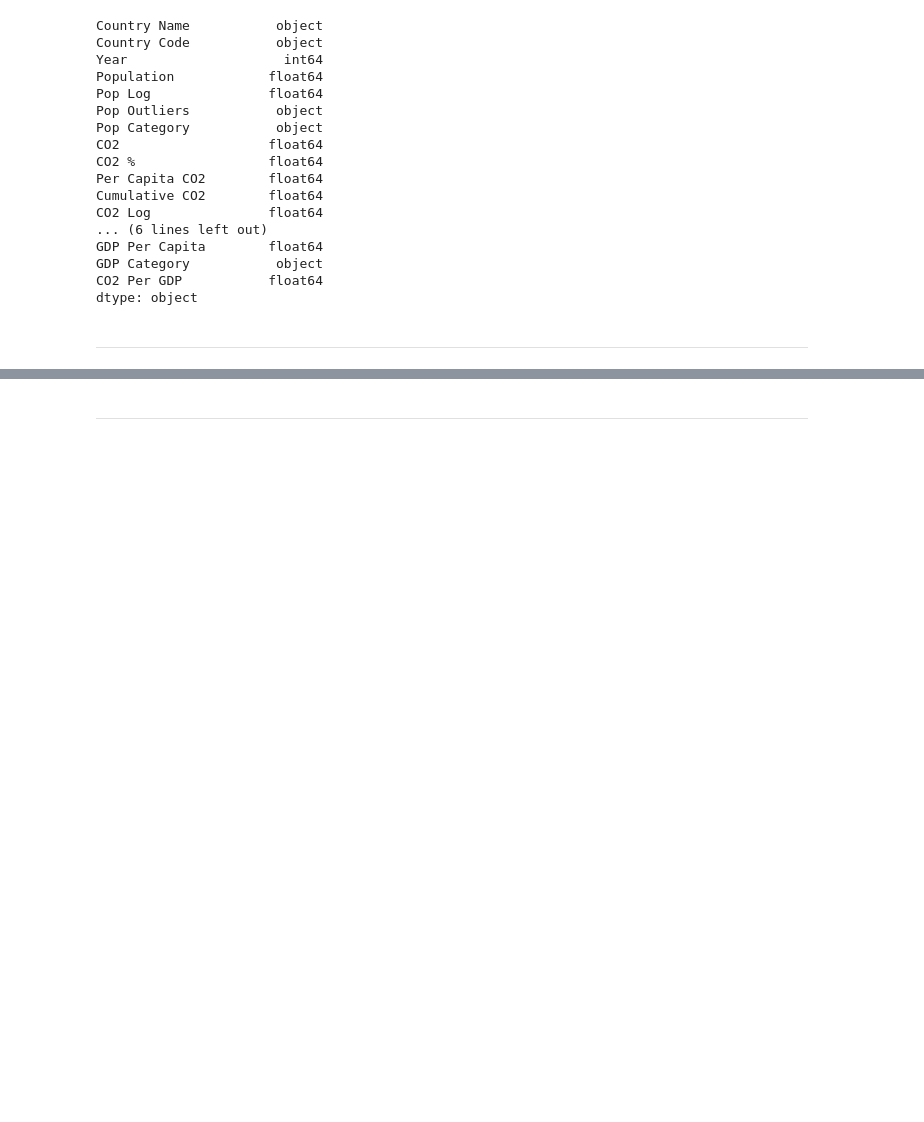
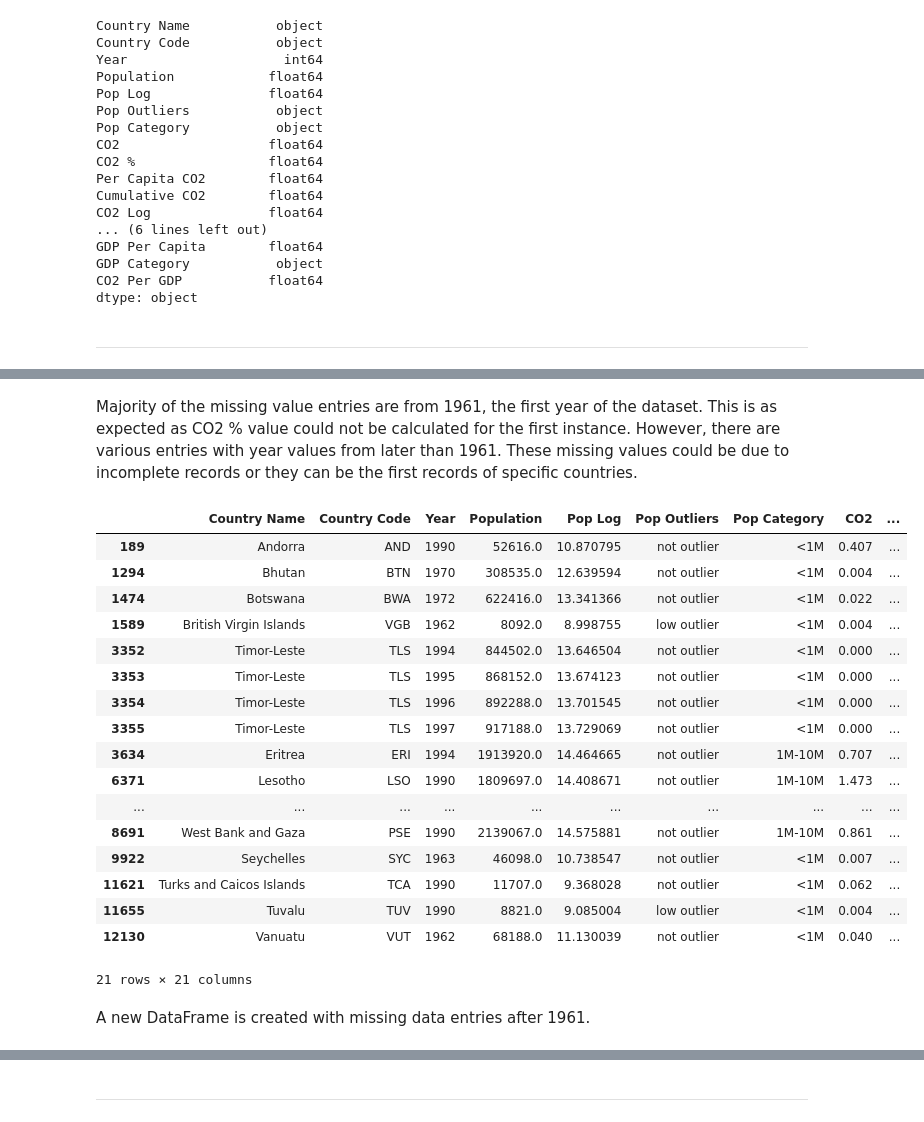
Before and after one commit to Old-Rusty/global-gdp-and-co2-emissions, a Jupyter notebook: jupyter_notebooks/etl.ipynb, the cells around one changed output, grey strips where cells are left out. Drawn from its saved outputs; the diff is of its cells as text; code cells hidden in the pictures; blank space fills up the shorter version.

```diff
--- a/jupyter_notebooks/etl.ipynb
+++ b/jupyter_notebooks/etl.ipynb
@@ -137,0 +215,4 @@ NOTE
+# %%
+## fetch the entries with missing values from the CO2 % column
+df_missing = df[df['CO2 %'].isnull()]
+df_missing
@@ -137,0 +264,26 @@ NOTE
+# %% [markdown]
+Majority of the missing value entries are from 1961, the first year of the dataset. This is as expected as CO2 % value could not be calculated for the first instance. However, there are various entries with year values from later than 1961. These missing values could be due to incomplete records or they can be the first records of specific countries.
+# %%
+df_missing_filtered = df_missing[df_missing['Year'] != 1961] ## Filter out the entries with year value of 1961
+df_missing_filtered
+# %% [output]
+|  | Country Name | Country Code | Year | Population | Pop Log | Pop Outliers | Pop Category | CO2 | ... |
+| 189 | Andorra | AND | 1990 | 52616.0 | 10.870795 | not outlier | <1M | 0.407 | ... |
+| 1294 | Bhutan | BTN | 1970 | 308535.0 | 12.639594 | not outlier | <1M | 0.004 | ... |
+| 1474 | Botswana | BWA | 1972 | 622416.0 | 13.341366 | not outlier | <1M | 0.022 | ... |
+| 1589 | British Virgin Islands | VGB | 1962 | 8092.0 | 8.998755 | low outlier | <1M | 0.004 | ... |
+| 3352 | Timor-Leste | TLS | 1994 | 844502.0 | 13.646504 | not outlier | <1M | 0.000 | ... |
+| 3353 | Timor-Leste | TLS | 1995 | 868152.0 | 13.674123 | not outlier | <1M | 0.000 | ... |
+| 3354 | Timor-Leste | TLS | 1996 | 892288.0 | 13.701545 | not outlier | <1M | 0.000 | ... |
+| 3355 | Timor-Leste | TLS | 1997 | 917188.0 | 13.729069 | not outlier | <1M | 0.000 | ... |
+| 3634 | Eritrea | ERI | 1994 | 1913920.0 | 14.464665 | not outlier | 1M-10M | 0.707 | ... |
+| 6371 | Lesotho | LSO | 1990 | 1809697.0 | 14.408671 | not outlier | 1M-10M | 1.473 | ... |
+| ... | ... | ... | ... | ... | ... | ... | ... | ... | ... |
+| 8691 | West Bank and Gaza | PSE | 1990 | 2139067.0 | 14.575881 | not outlier | 1M-10M | 0.861 | ... |
+| 9922 | Seychelles | SYC | 1963 | 46098.0 | 10.738547 | not outlier | <1M | 0.007 | ... |
+| 11621 | Turks and Caicos Islands | TCA | 1990 | 11707.0 | 9.368028 | not outlier | <1M | 0.062 | ... |
+| 11655 | Tuvalu | TUV | 1990 | 8821.0 | 9.085004 | low outlier | <1M | 0.004 | ... |
+| 12130 | Vanuatu | VUT | 1962 | 68188.0 | 11.130039 | not outlier | <1M | 0.040 | ... |
+21 rows × 21 columns
+# %% [markdown]
+A new DataFrame is created with missing data entries after 1961.
```
Also changed, not shown: parts of 29 cells of this notebook, 1 other file.
